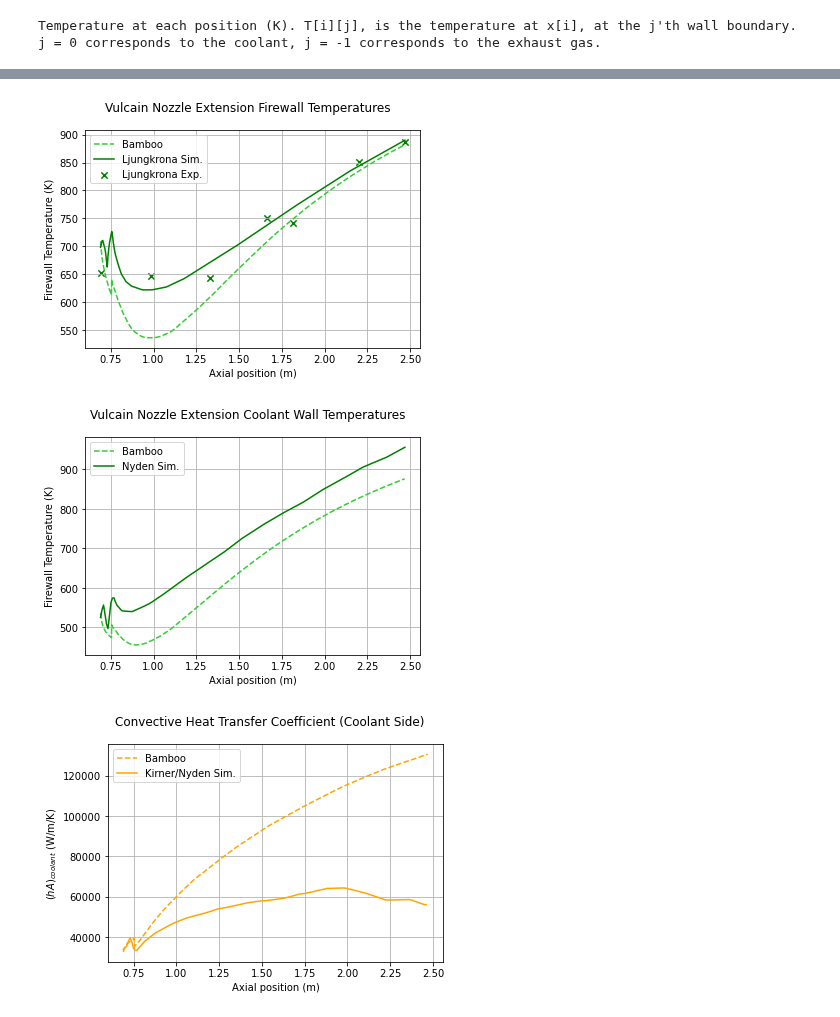
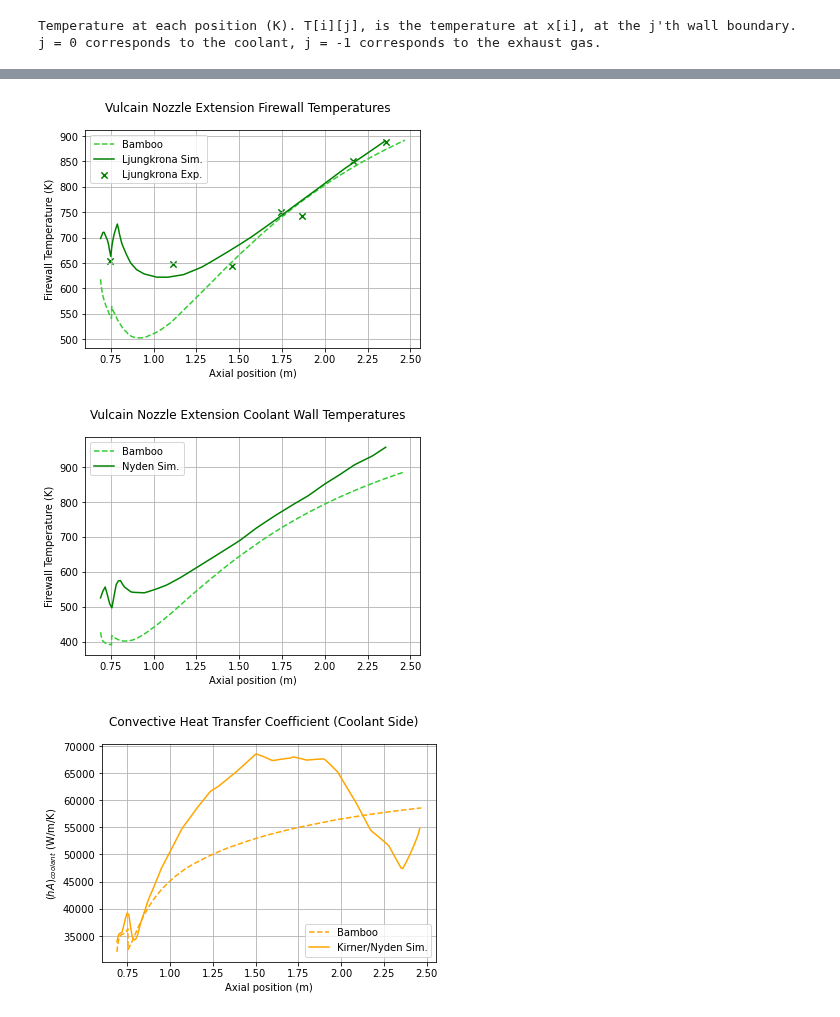
Before and after one commit to cuspaceflight/bamboo, a Jupyter notebook: validation/Vulcain Nozzle Extension.ipynb, the cells around one changed output, grey strips where cells are left out. Cells and saved outputs as stored; diff of their text form; code cells hidden in the pictures.

```diff
--- a/validation/Vulcain Nozzle Extension.ipynb
+++ b/validation/Vulcain Nozzle Extension.ipynb
@@ -177,7 +177,7 @@ engine = bam.Engine(perfect_gas = perfect_gas,
                     coolant_convection = "dittus-boelter",
                     exhaust_convection = "bartz-sigma",
                     h_exhaust_sf = 1.27,
-                    h_coolant_sf = 1.3)
+                    h_coolant_sf = 1.85)
 # %%
 # Run simulation
 bamboo_results = engine.steady_heating_analysis(counterflow = False, num_grid = 2000)
@@ -271,7 +271,7 @@ ax.grid()
 ax.legend()
 plt.show()
 # %% [output]
-[figure, old version]
+[figure, new version]
 # %%
 # Plot coolant side wall temperatures
 fig, ax = plt.subplots()
@@ -297,7 +297,7 @@ ax.grid()
 ax.legend()
 plt.show()
 # %% [output]
-[figure, old version]
+[figure, new version]
 # %%
 # Compare the convective heat transfer coefficients on the coolant side
 fig, ax = plt.subplots()
@@ -324,35 +324,35 @@ Twc_to_kirner = np.interp(x_kirner,
 
 delta_T_kirner = Twc_to_kirner - np.array(data["Kirner"]["Extension Coolant Temperature (Sim)"]["y"])
 
 hA_cool_kirner = abs(dQ_dx_kirner / delta_T_kirner)
 
 # Now calculate the same thing for Bamboo
-dQ_dx_bamboo = np.array(bamboo_results["dQ_dx"])
+dQ_dx_bamboo = np.array(bamboo_results["dQ_dL"])
 delta_T_bamboo = np.array(bamboo_results["T_coolant"]) - np.array(bamboo_results["T"])[:, 1]
 hA_c_bamboo = abs(dQ_dx_bamboo / delta_T_bamboo)
 
 # Plot
 ax.plot(bamboo_results["x"],
         hA_c_bamboo,
         label= "Bamboo",
         color= "orange",
         linestyle = "--")
 
 # Plot their simulation data
 ax.plot(x_kirner,
         hA_cool_kirner,
         label= "Kirner/Nyden Sim.",
         color= "orange")
 
 
 # Formatting
 ax.set_ylabel(r"$(hA)_{coolant}$ (W/m/K)")
 ax.set_xlabel("Axial position (m)")
 ax.grid()
 ax.legend()
 plt.show()
 # %% [output]
-[figure, old version]
+[figure, new version]
 # %%
 # Plot exhaust side wall temperatures
 fig, ax = plt.subplots()
```
Also changed, not shown: parts of 5 cells of this notebook, 2 other files.
